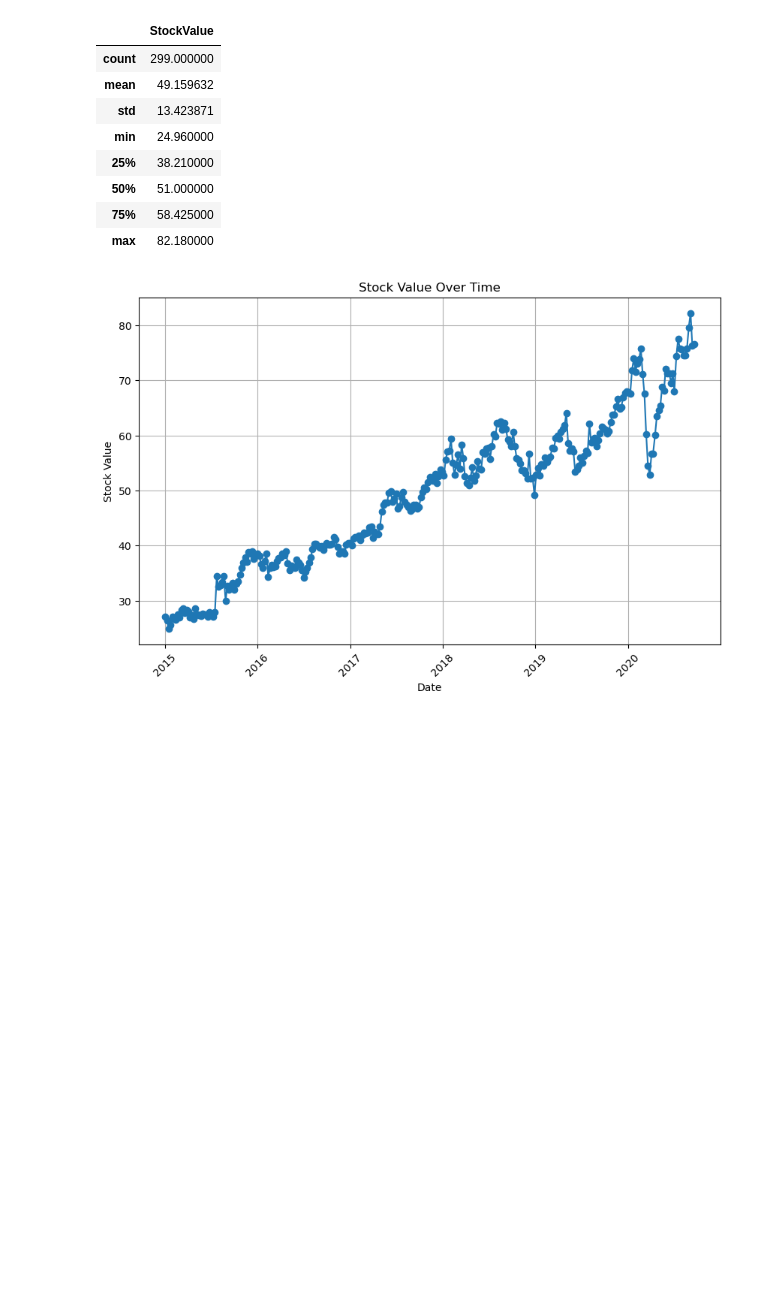
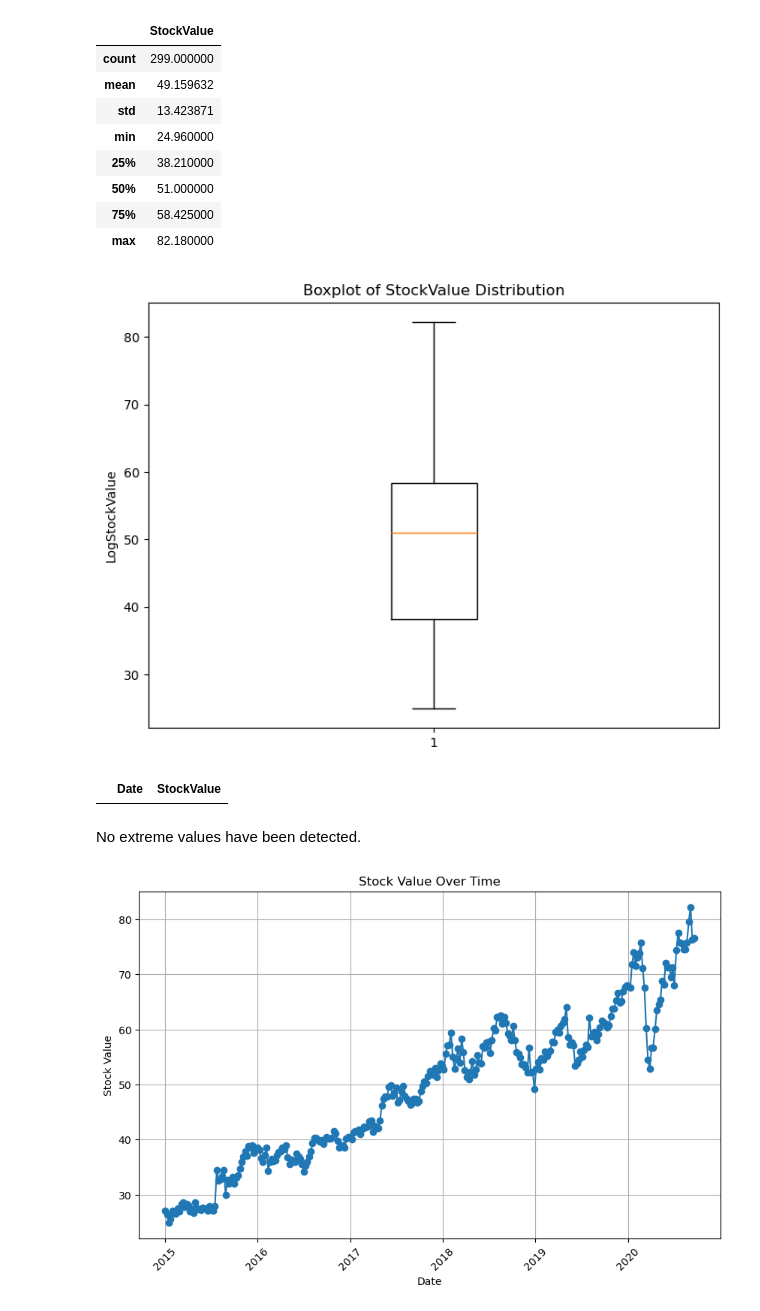
Before and after one commit to claudiawiese/stock_market_time_series, a Jupyter notebook: preprocessing/preprocessing.ipynb, the cells around one changed output. Saved outputs shown, nothing was run; the diff lists cells and outputs as text; code cells hidden in the pictures; blank space fills up the shorter version.

```diff
--- a/preprocessing/preprocessing.ipynb
+++ b/preprocessing/preprocessing.ipynb
@@ -72,6 +72,33 @@ df.describe()
 | 50% | 51.000000 |
 | 75% | 58.425000 |
 | max | 82.180000 |
+# %%
+plt.figure(figsize=(8, 6))
+plt.boxplot(df['StockValue'])
+plt.title('Boxplot of StockValue Distribution')
+plt.ylabel('LogStockValue')
+plt.show()
+# %% [output]
+[figure, added]
+# %%
+#Check extreme values
+Q1 = df['StockValue'].quantile(0.25)
+Q3 = df['StockValue'].quantile(0.75)
+IQR = Q3 - Q1
+
+# Define extreme values as values beyond 1.5 times the IQR from Q1 and Q3
+lower_bound = Q1 - 1.5 * IQR
+upper_bound = Q3 + 1.5 * IQR
+
+# Filtering extreme values (outliers)
+extreme_values = df[(df['StockValue'] < lower_bound) | (df['StockValue'] > upper_bound)]
+
+# Displaying the extreme values
+extreme_values
+# %% [output]
+|  | Date | StockValue |
+# %% [markdown]
+No extreme values have been detected.
 # %%
 # Plotting
 plt.figure(figsize=(10, 6))  # Optional: Set the figure size
```
Also changed, not shown: parts of 3 cells of this notebook, 3 other files.
